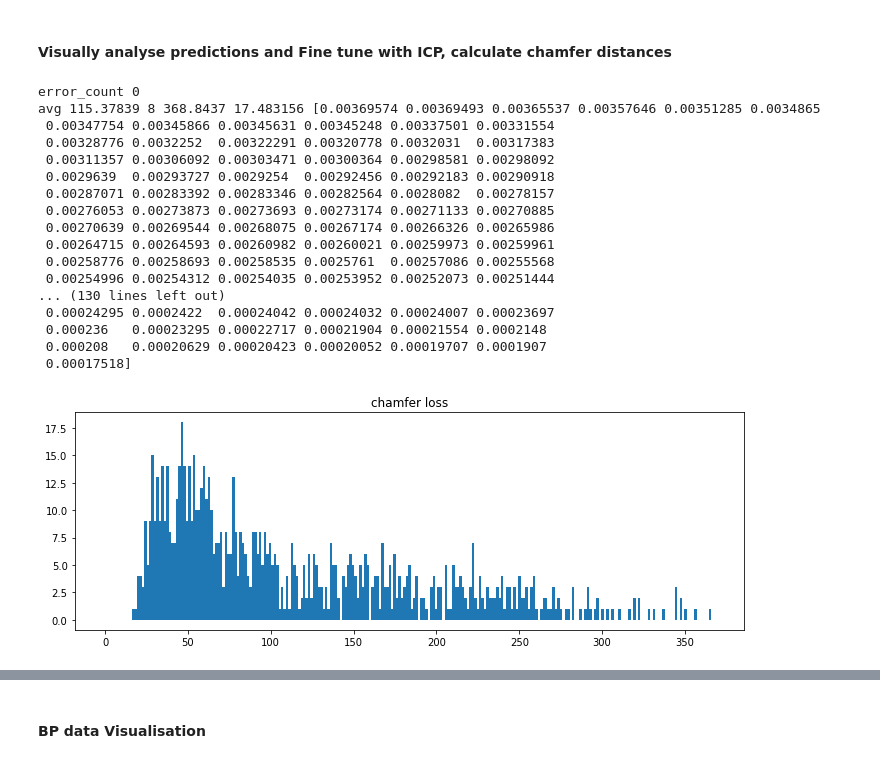
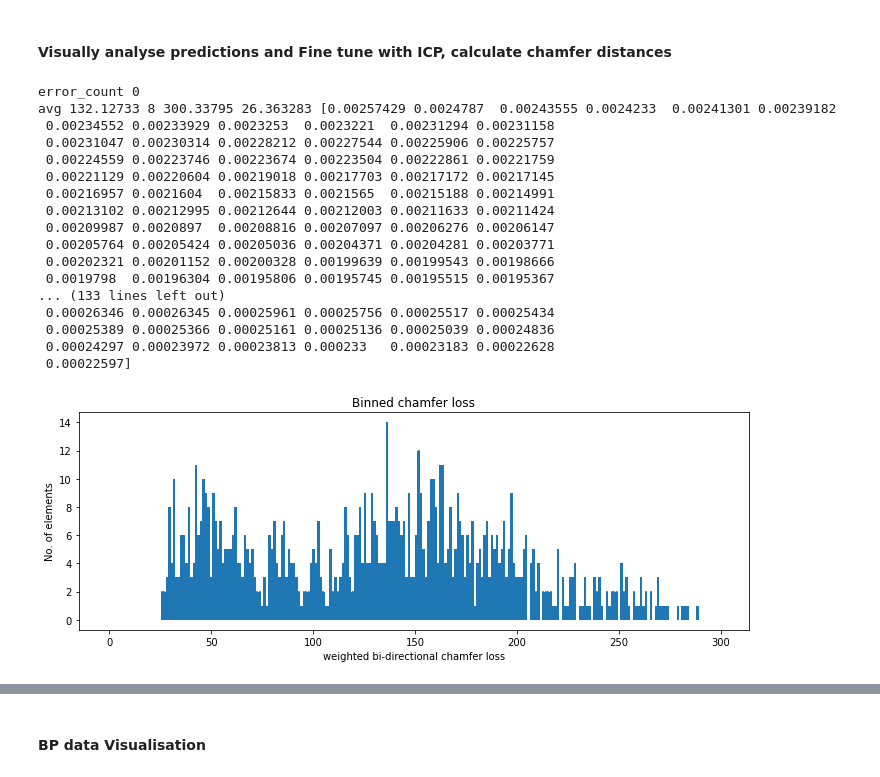
Before and after one commit to haritha-j/ifcopenshell-notebooks, a Jupyter notebook: Elements.ipynb, the cells around one changed output, grey strips where cells are left out. Saved outputs shown, nothing was run; the diff lists cells and outputs as text; code cells hidden in the pictures.

```diff
--- a/Elements.ipynb
+++ b/Elements.ipynb
@@ -79,7 +79,7 @@ if inference:
 #     path = Path('tee_fix/')
 #     ext = ".pcd"
 else:
-    path = Path('output2/')
+    path = Path('output/')
     ext = ".pcd"
 
 cat= 'tee'
@@ -107,7 +107,7 @@ if device != "cpu":
     predictor = predictor.cuda()
 
 checkpoint = torch.load(model_path/'checkpoints/best_model.pth')
-#checkpoint = torch.load(model_path'/checkpoints/models/best_model_t_chamfer_0005_bp.pth')
+#checkpoint = torch.load(model_path/'checkpoints/models/best_model_t_chamfer_0005.pth')
 predictor.load_state_dict(checkpoint['model_state_dict'])
 # %% [output]
 <All keys matched successfully>
@@ -271,30 +263,30 @@ def chamfer_evaluate(predictions_list, cloud_list, id_list, cat, blueprint,  ifc
 # %%
 dists = chamfer_evaluate(predictions_list, cloud_list, id_list, cat, blueprint,  ifcConvert_executable,
                      cloudCompare_executable, temp_dir, target_dir, sample_size, threshold, icp_correction = False)
 # if inference:
 #     with open(model_path + 'preds_' + cat + '.pkl', 'wb') as f:
 #         pickle.dump([predictions_list, id_list, dists], f)
 
-plot_error_graph(dists, "chamfer loss")
+plot_error_graph(dists, "Binned chamfer loss", max_val=300)
 # %% [output]
 error_count 0
-avg 115.37839 8 368.8437 17.483156 [0.00369574 0.00369493 0.00365537 0.00357646 0.00351285 0.0034865
- 0.00347754 0.00345866 0.00345631 0.00345248 0.00337501 0.00331554
- 0.00328776 0.0032252  0.00322291 0.00320778 0.0032031  0.00317383
- 0.00311357 0.00306092 0.00303471 0.00300364 0.00298581 0.00298092
- 0.0029639  0.00293727 0.0029254  0.00292456 0.00292183 0.00290918
- 0.00287071 0.00283392 0.00283346 0.00282564 0.0028082  0.00278157
- 0.00276053 0.00273873 0.00273693 0.00273174 0.00271133 0.00270885
- 0.00270639 0.00269544 0.00268075 0.00267174 0.00266326 0.00265986
- 0.00264715 0.00264593 0.00260982 0.00260021 0.00259973 0.00259961
- 0.00258776 0.00258693 0.00258535 0.0025761  0.00257086 0.00255568
- 0.00254996 0.00254312 0.00254035 0.00253952 0.00252073 0.00251444
-... (130 lines left out)
- 0.00024295 0.0002422  0.00024042 0.00024032 0.00024007 0.00023697
- 0.000236   0.00023295 0.00022717 0.00021904 0.00021554 0.0002148
- 0.000208   0.00020629 0.00020423 0.00020052 0.00019707 0.0001907
- 0.00017518]
+avg 132.12733 8 300.33795 26.363283 [0.00257429 0.0024787  0.00243555 0.0024233  0.00241301 0.00239182
+ 0.00234552 0.00233929 0.0023253  0.0023221  0.00231294 0.00231158
+ 0.00231047 0.00230314 0.00228212 0.00227544 0.00225906 0.00225757
+ 0.00224559 0.00223746 0.00223674 0.00223504 0.00222861 0.00221759
+ 0.00221129 0.00220604 0.00219018 0.00217703 0.00217172 0.00217145
+ 0.00216957 0.0021604  0.00215833 0.0021565  0.00215188 0.00214991
+ 0.00213102 0.00212995 0.00212644 0.00212003 0.00211633 0.00211424
+ 0.00209987 0.0020897  0.00208816 0.00207097 0.00206276 0.00206147
+ 0.00205764 0.00205424 0.00205036 0.00204371 0.00204281 0.00203771
+ 0.00202321 0.00201152 0.00200328 0.00199639 0.00199543 0.00198666
+ 0.0019798  0.00196304 0.00195806 0.00195745 0.00195515 0.00195367
+... (133 lines left out)
+ 0.00026346 0.00026345 0.00025961 0.00025756 0.00025517 0.00025434
+ 0.00025389 0.00025366 0.00025161 0.00025136 0.00025039 0.00024836
+ 0.00024297 0.00023972 0.00023813 0.000233   0.00023183 0.00022628
+ 0.00022597]
-[figure, old version]
+[figure, new version]
 # %%
 # scaling up and down is required for icp calculations
 def _visualise_predictions(predictions_list, cloud_list, id_list, cat, blueprint,  ifcConvert_executable,
```
Also changed, not shown: parts of 10 cells of this notebook, 2 other files.
